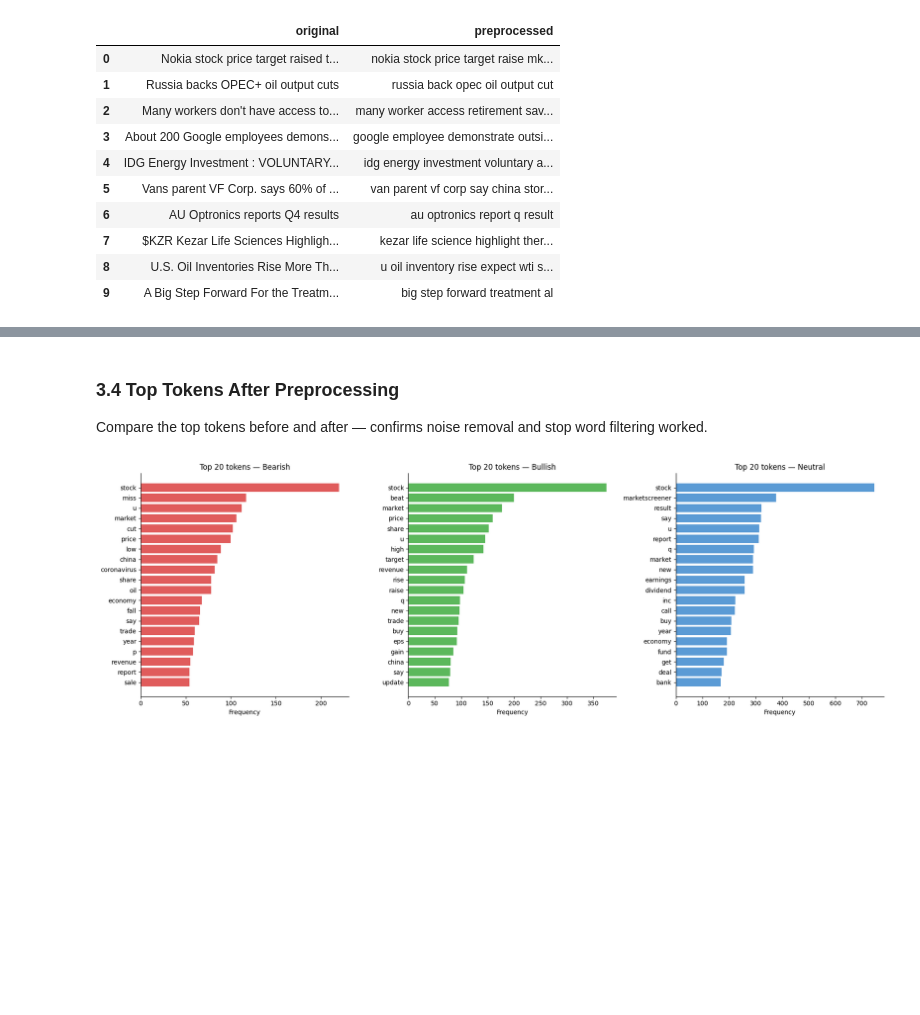
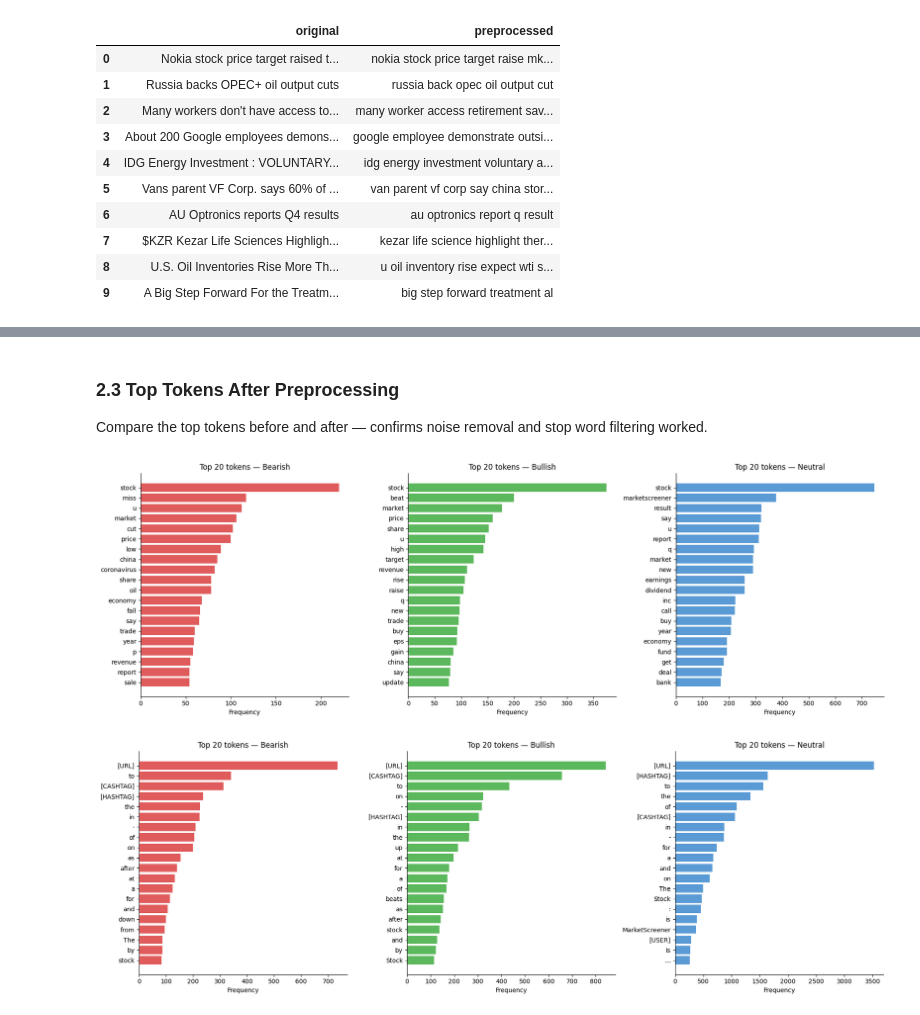
Before and after one commit to joaopavila120/text_mining_project, a Jupyter notebook: notebooks/tm_tests_xx.ipynb, the cells around one changed output, grey strips where cells are left out. Drawn from its saved outputs; the diff is of its cells as text; code cells hidden in the pictures; blank space fills up the shorter version.

```diff
--- a/notebooks/tm_tests_xx.ipynb
+++ b/notebooks/tm_tests_xx.ipynb
@@ -271,13 +159,16 @@ Saved -> /home/lucas/Desktop/text_mining_project/data/train_val_split_lemma.pkl
 # %% [markdown]
-### 3.4 Top Tokens After Preprocessing
+### 2.3 Top Tokens After Preprocessing
 
 Compare the top tokens before and after — confirms noise removal and stop word filtering worked.
 # %%
 # Build a temporary df with preprocessed text for the full train set (for visualization only)
-train_df["text_lemma"] = apply_preprocessing(train_df["text"])
+train_df["text_classical"] = preprocess_pipeline(train_df["text"])
+train_df["text_transformer"] = preprocess_pipeline(train_df["text"], mode="transformer")
 
-plot_top_tokens(train_df, text_col="text_lemma", label_col="label", n=20)
+plot_top_tokens(train_df, text_col="text_classical", label_col="label", n=20)
+plot_top_tokens(train_df, text_col="text_transformer", label_col="label", n=20)
 # %% [output]
 [figure]
+[figure, added]
 # %%
 # Word clouds after preprocessing
```
Also changed, not shown: parts of 25 cells of this notebook, 2 other files.
